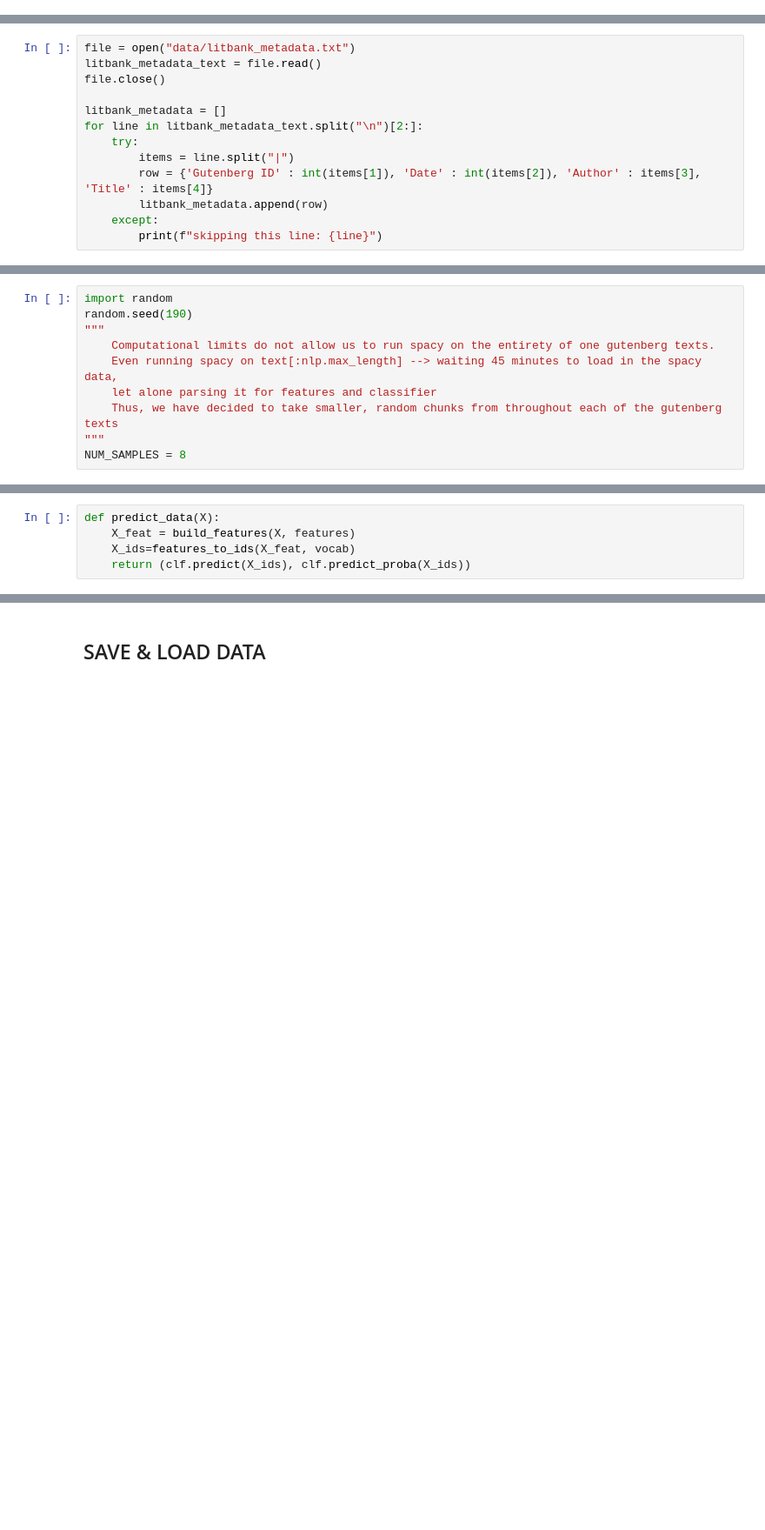
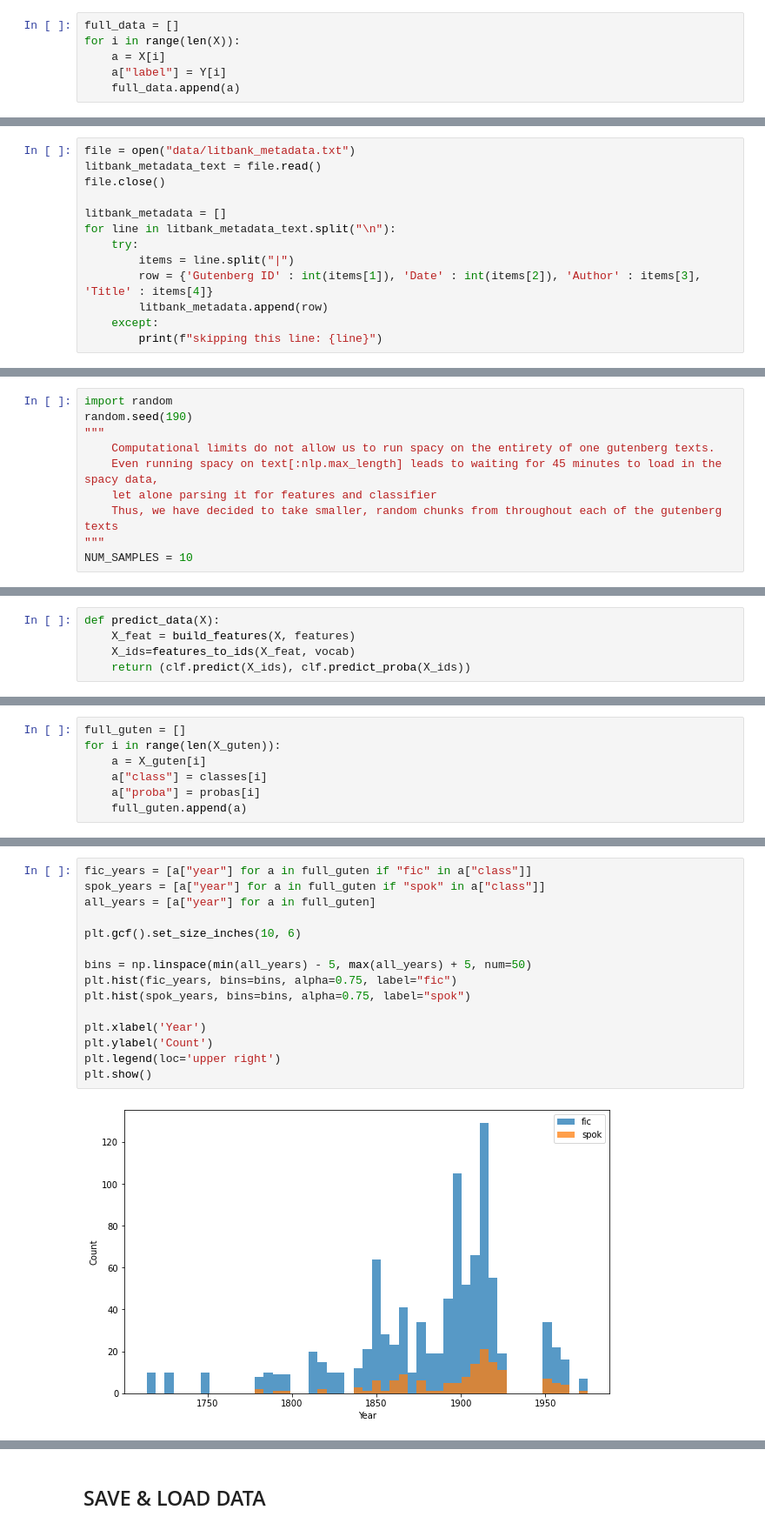
Before and after one commit to 21dmohan/info190_final, a Jupyter notebook: main.ipynb, the cells around one changed output, grey strips where cells are left out. Shown at 87% size. Cells and saved outputs as stored; diff of their text form; blank space fills up the shorter version.

Commit message:
Stats and diagrams for final report (#14)

```diff
--- a/main.ipynb
+++ b/main.ipynb
@@ -106,0 +111,6 @@ trainX, testX, trainY, testY = train_test_split(X, Y, test_size=0.2, random_stat
+# %%
+full_data = []
+for i in range(len(X)):
+    a = X[i]
+    a["label"] = Y[i]
+    full_data.append(a)
@@ -323,7 +346,7 @@ litbank_metadata_text = file.read()
 file.close()
 
 litbank_metadata = []
-for line in litbank_metadata_text.split("\n")[2:]:
+for line in litbank_metadata_text.split("\n"):
     try:
         items = line.split("|")
         row = {'Gutenberg ID' : int(items[1]), 'Date' : int(items[2]), 'Author' : items[3], 'Title' : items[4]}
@@ -343,11 +369,11 @@ import random
 random.seed(190)
 """
     Computational limits do not allow us to run spacy on the entirety of one gutenberg texts.
-    Even running spacy on text[:nlp.max_length] --> waiting 45 minutes to load in the spacy data,
+    Even running spacy on text[:nlp.max_length] leads to waiting for 45 minutes to load in the spacy data,
     let alone parsing it for features and classifier
     Thus, we have decided to take smaller, random chunks from throughout each of the gutenberg texts
 """
-NUM_SAMPLES = 8
+NUM_SAMPLES = 10
 # %%
 def parse_text_litbank(text, number=None, filename=None):
     doc = nlp(text)
@@ -513,0 +542,7 @@ Number of fic: 755
+# %%
+full_guten = []
+for i in range(len(X_guten)):
+    a = X_guten[i]
+    a["class"] = classes[i]
+    a["proba"] = probas[i]
+    full_guten.append(a)
@@ -513,0 +557,17 @@ Number of fic: 755
+# %%
+fic_years = [a["year"] for a in full_guten if "fic" in a["class"]]
+spok_years = [a["year"] for a in full_guten if "spok" in a["class"]]
+all_years = [a["year"] for a in full_guten]
+
+plt.gcf().set_size_inches(10, 6)
+
+bins = np.linspace(min(all_years) - 5, max(all_years) + 5, num=50)
+plt.hist(fic_years, bins=bins, alpha=0.75, label="fic")
+plt.hist(spok_years, bins=bins, alpha=0.75, label="spok")
+
+plt.xlabel('Year')
+plt.ylabel('Count')
+plt.legend(loc='upper right')
+plt.show()
+# %% [output]
+[figure, added]
```
Also changed, not shown: parts of 19 cells of this notebook.
